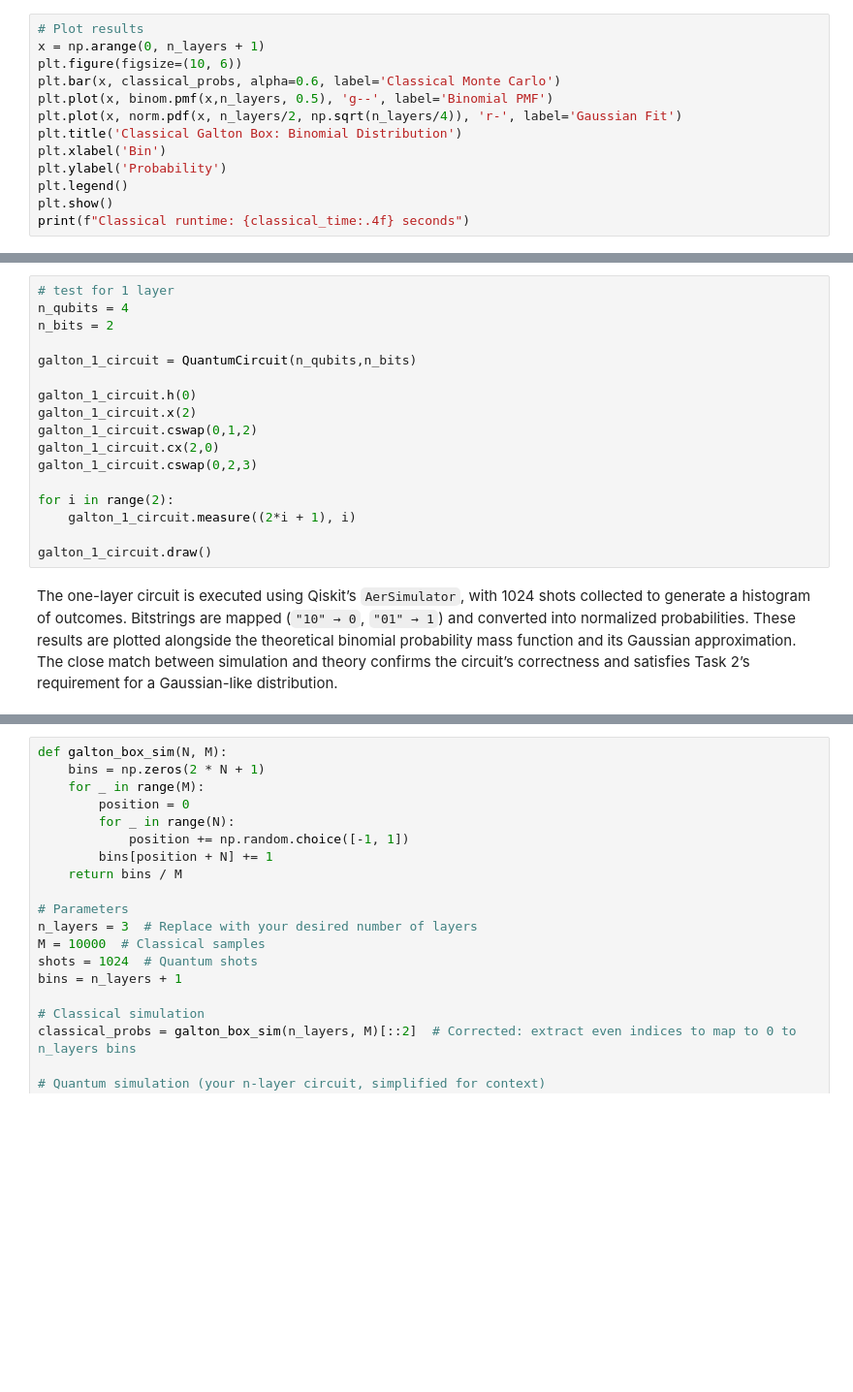
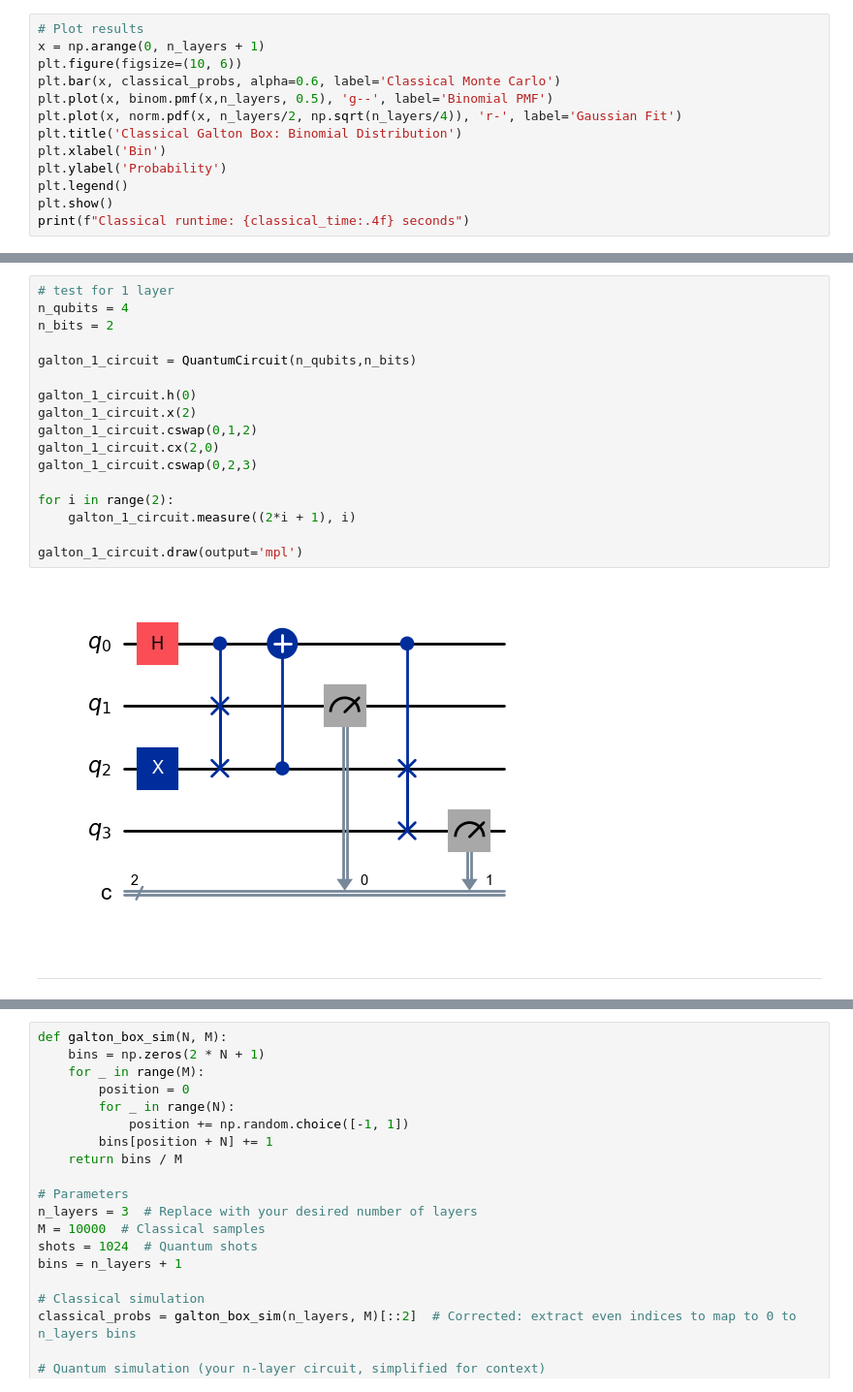
Before and after one commit to JerisonP/QuantumGaltonBoard2025, a Jupyter notebook: task_2/quantum_galton.ipynb, the cells around one changed output, grey strips where cells are left out. Shown at 97% size. Cells and saved outputs as stored; diff of their text form; blank space fills up the shorter version.

Commit message:
finished task 2

```diff
--- a/task_2/quantum_galton.ipynb
+++ b/task_2/quantum_galton.ipynb
@@ -267,22 +290,24 @@ max-width: 100%; width: 100%; word-wrap: break-word; box-sizing: border-box;">
 # %%
 # test for 1 layer
 n_qubits = 4
 n_bits = 2
 
 galton_1_circuit = QuantumCircuit(n_qubits,n_bits)
 
 galton_1_circuit.h(0)
 galton_1_circuit.x(2)
 galton_1_circuit.cswap(0,1,2)
 galton_1_circuit.cx(2,0)
 galton_1_circuit.cswap(0,2,3)
 
 for i in range(2):
     galton_1_circuit.measure((2*i + 1), i)
 
-galton_1_circuit.draw()
+galton_1_circuit.draw(output='mpl')
+# %% [output]
+[figure, added]
-# %% [markdown]
-The one-layer circuit is executed using Qiskit’s `AerSimulator`, with 1024 shots collected to generate a histogram of outcomes. Bitstrings are mapped (`"10" → 0`, `"01" → 1`) and converted into normalized probabilities. These results are plotted alongside the theoretical binomial probability mass function and its Gaussian approximation. The close match between simulation and theory confirms the circuit’s correctness and satisfies Task 2’s requirement for a Gaussian-like distribution.
+# %% [markdown]
+---
 # %%
 # 1-layer simulation
 aer_sim = AerSimulator().run(galton_1_circuit, shots=1024)
```
Also changed, not shown: parts of 11 cells of this notebook, 5 other files.
